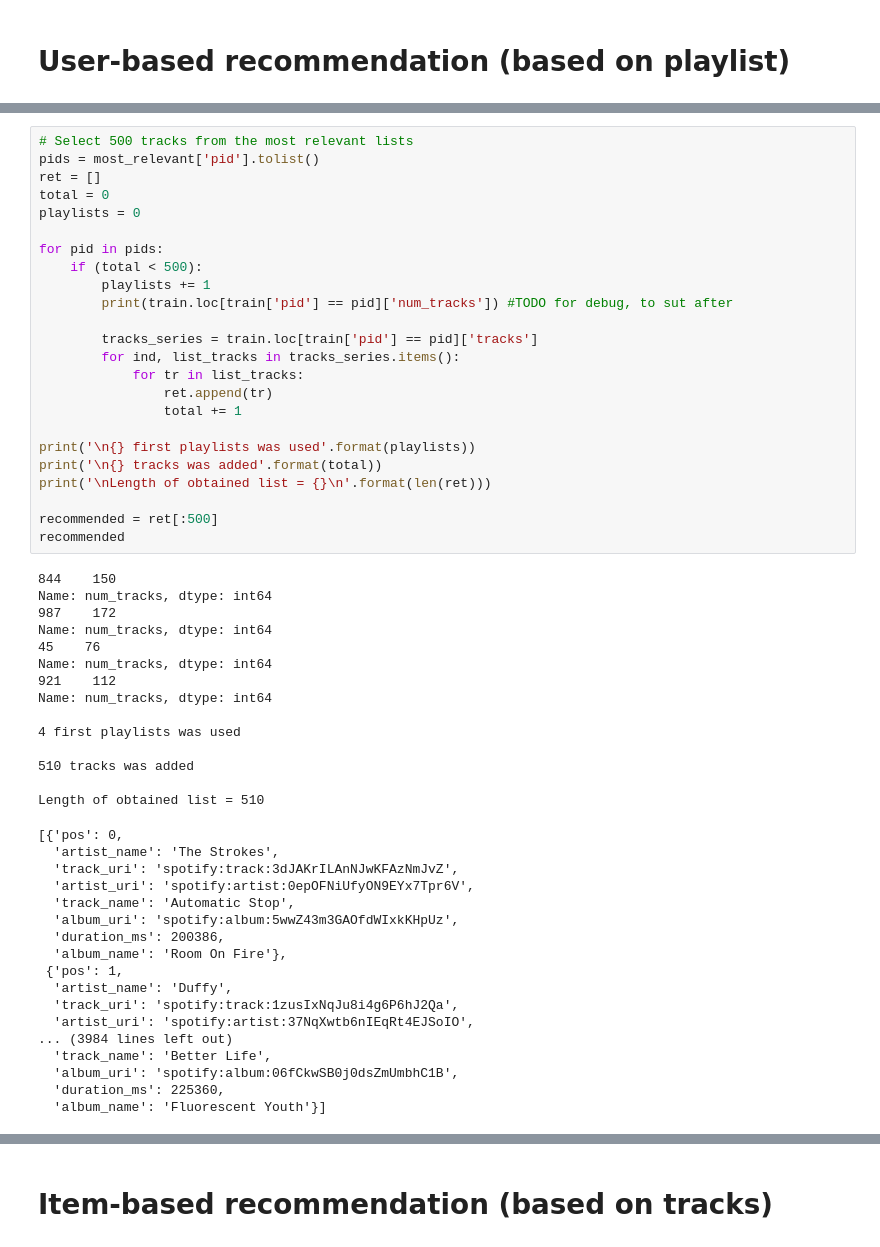
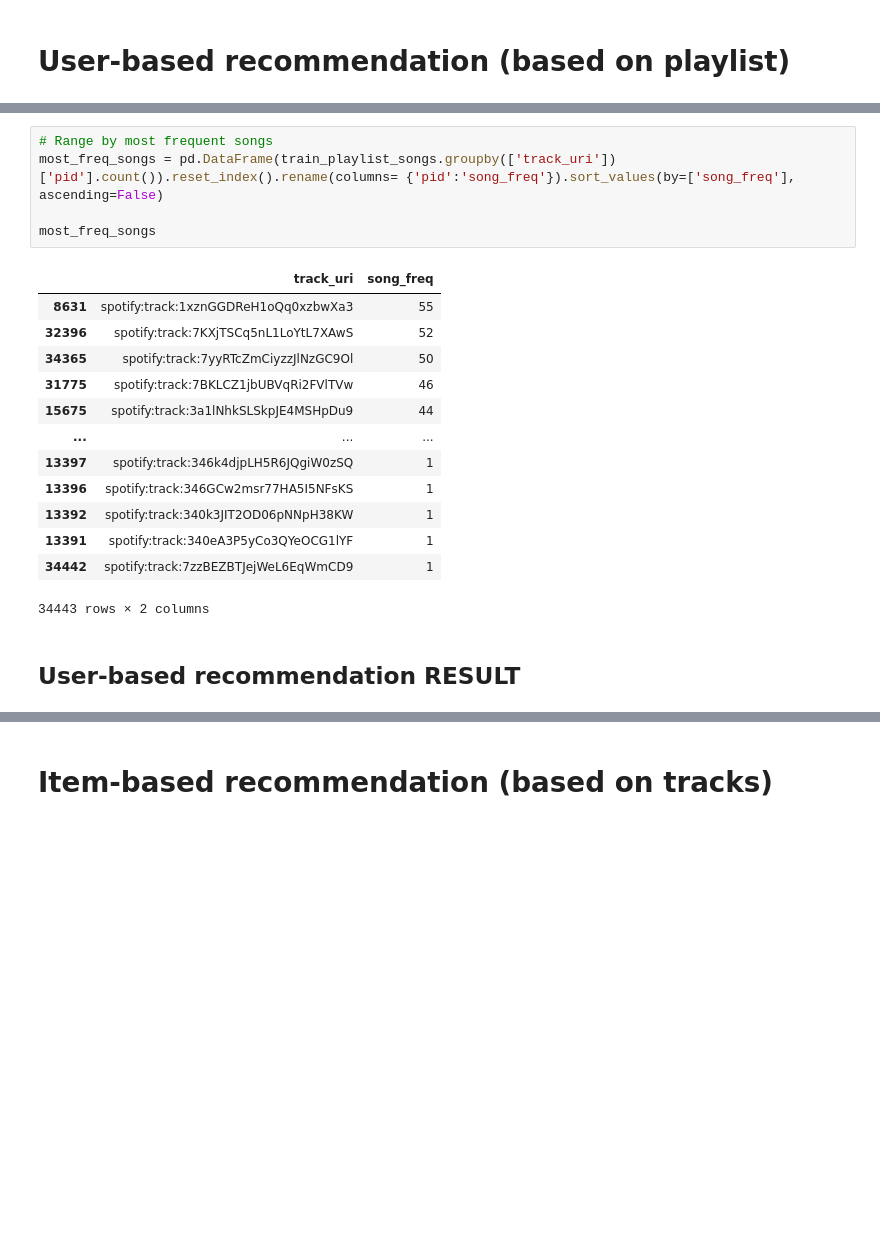
Before and after one commit to wehddn/FDAD, a Jupyter notebook: test.ipynb, the cells around one changed output, grey strips where cells are left out. Cells and saved outputs as stored; diff of their text form; blank space fills up the shorter version.

Commit message:
User-based recommendation fixed: doublons, preferencies are removed, results are sorted

```diff
--- a/test.ipynb
+++ b/test.ipynb
@@ -151,56 +148,21 @@ most_relevant
-# %%
-# Select 500 tracks from the most relevant lists
-pids = most_relevant['pid'].tolist()
-ret = []
-total = 0
-playlists = 0
-
-for pid in pids:
-    if (total < 500):
-        playlists += 1
-        print(train.loc[train['pid'] == pid]['num_tracks']) #TODO for debug, to sut after
-
-        tracks_series = train.loc[train['pid'] == pid]['tracks']
-        for ind, list_tracks in tracks_series.items():
-            for tr in list_tracks:
-                ret.append(tr)
-                total += 1
-
-print('\n{} first playlists was used'.format(playlists))
-print('\n{} tracks was added'.format(total))
-print('\nLength of obtained list = {}\n'.format(len(ret)))
-
-recommended = ret[:500]
-recommended
-# %% [output]
-844    150
-Name: num_tracks, dtype: int64
-987    172
-Name: num_tracks, dtype: int64
-45    76
-Name: num_tracks, dtype: int64
-921    112
-Name: num_tracks, dtype: int64
-
-4 first playlists was used
-
-510 tracks was added
-
-Length of obtained list = 510
-[{'pos': 0,
-  'artist_name': 'The Strokes',
-  'track_uri': 'spotify:track:3dJAKrILAnNJwKFAzNmJvZ',
-  'artist_uri': 'spotify:artist:0epOFNiUfyON9EYx7Tpr6V',
-  'track_name': 'Automatic Stop',
-  'album_uri': 'spotify:album:5wwZ43m3GAOfdWIxkKHpUz',
-  'duration_ms': 200386,
-  'album_name': 'Room On Fire'},
- {'pos': 1,
-  'artist_name': 'Duffy',
-  'track_uri': 'spotify:track:1zusIxNqJu8i4g6P6hJ2Qa',
-  'artist_uri': 'spotify:artist:37NqXwtb6nIEqRt4EJSoIO',
-... (3984 lines left out)
-  'track_name': 'Better Life',
-  'album_uri': 'spotify:album:06fCkwSB0j0dsZmUmbhC1B',
-  'duration_ms': 225360,
-  'album_name': 'Fluorescent Youth'}]
+# %%
+# Range by most frequent songs
+most_freq_songs = pd.DataFrame(train_playlist_songs.groupby(['track_uri'])['pid'].count()).reset_index().rename(columns= {'pid':'song_freq'}).sort_values(by=['song_freq'], ascending=False)
+
+most_freq_songs
+# %% [output]
+|  | track_uri | song_freq |
+| 8631 | spotify:track:1xznGGDReH1oQq0xzbwXa3 | 55 |
+| 32396 | spotify:track:7KXjTSCq5nL1LoYtL7XAwS | 52 |
+| 34365 | spotify:track:7yyRTcZmCiyzzJlNzGC9Ol | 50 |
+| 31775 | spotify:track:7BKLCZ1jbUBVqRi2FVlTVw | 46 |
+| 15675 | spotify:track:3a1lNhkSLSkpJE4MSHpDu9 | 44 |
+| ... | ... | ... |
+| 13397 | spotify:track:346k4djpLH5R6JQgiW0zSQ | 1 |
+| 13396 | spotify:track:346GCw2msr77HA5I5NFsKS | 1 |
+| 13392 | spotify:track:340k3JIT2OD06pNNpH38KW | 1 |
+| 13391 | spotify:track:340eA3P5yCo3QYeOCG1lYF | 1 |
+| 34442 | spotify:track:7zzBEZBTJejWeL6EqWmCD9 | 1 |
+34443 rows × 2 columns
+# %% [markdown]
+## User-based recommendation RESULT
```
Also changed, not shown: parts of 4 cells of this notebook.
